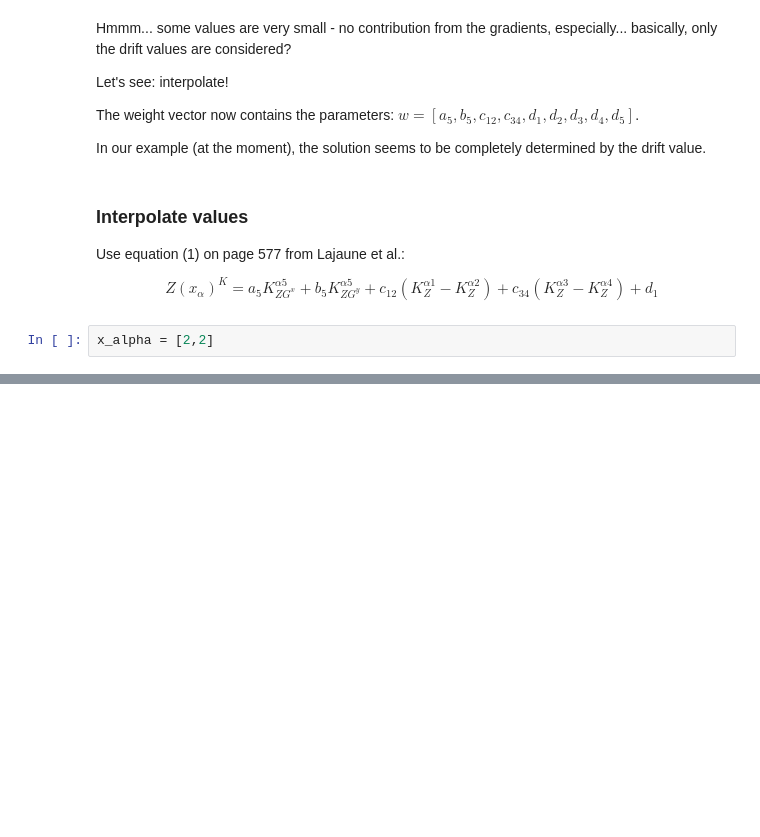
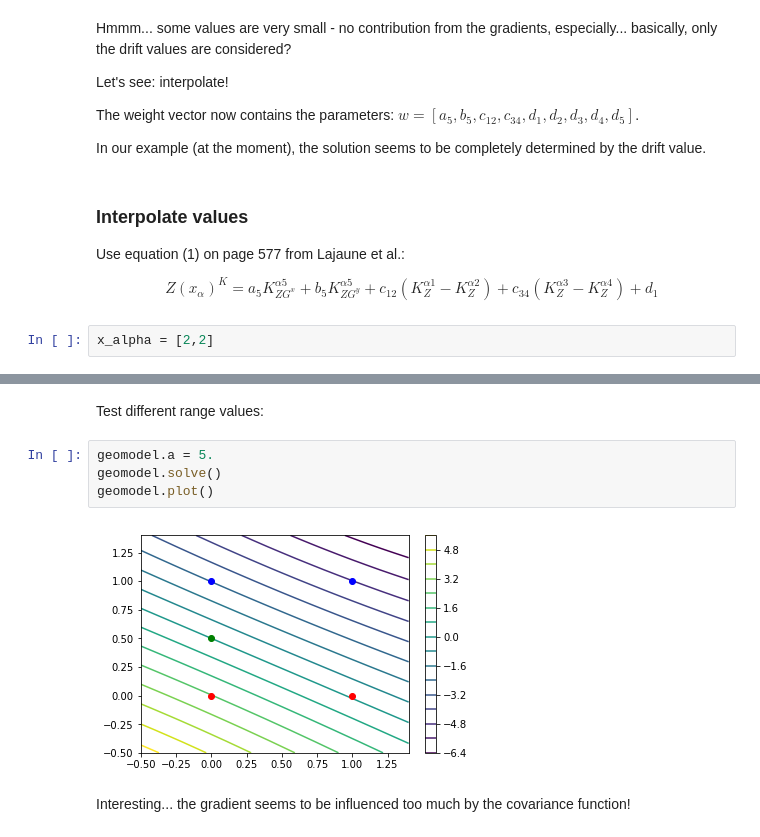
Before and after one commit to cgre-aachen/teaching, a Jupyter notebook: geomodeling/scalar_field_cokriging_minimal_example.ipynb, the cells around one changed output, grey strips where cells are left out. Drawn from its saved outputs; the diff is of its cells as text; blank space fills up the shorter version.

```diff
--- a/geomodeling/scalar_field_cokriging_minimal_example.ipynb
+++ b/geomodeling/scalar_field_cokriging_minimal_example.ipynb
@@ -432,0 +585,10 @@ interp_val(x_alpha, weights, x_all)
+# %% [markdown]
+Test different range values:
+# %%
+geomodel.a = 5.
+geomodel.solve()
+geomodel.plot()
+# %% [output]
+[figure, added]
+# %% [markdown]
+Interesting... the gradient seems to be influenced too much by the covariance function!
```
Also changed, not shown: parts of 37 cells of this notebook.
